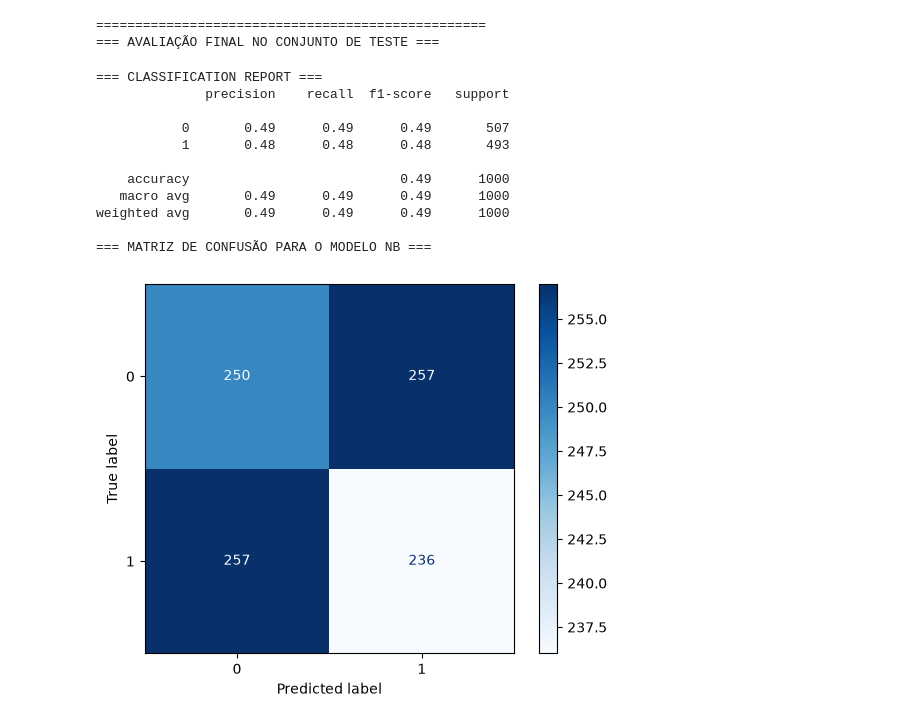
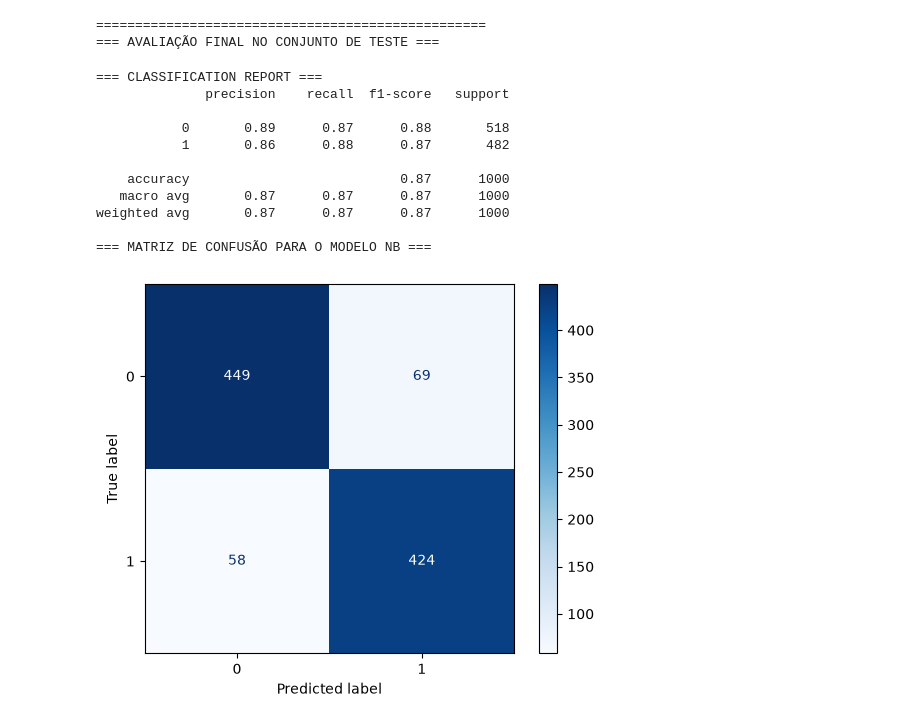
Before and after one commit to luiseduaardo/ml-ds, a Jupyter notebook: supervised-learning/bayesian-classifiers/bayes.ipynb, the cells around one changed output. Saved outputs shown, nothing was run; the diff lists cells and outputs as text; code cells hidden in the pictures.

```diff
--- a/supervised-learning/bayesian-classifiers/bayes.ipynb
+++ b/supervised-learning/bayesian-classifiers/bayes.ipynb
@@ -138,24 +138,24 @@ logistic_test = logistic.predict(X_test)
 === AVALIAÇÃO FINAL NO CONJUNTO DE TESTE ===
 # %%
 print("=== CLASSIFICATION REPORT ===")
-print(classification_report(y_validation, bayes_test))
+print(classification_report(y_test, bayes_test))
 
-cm = confusion_matrix(y_validation, bayes_test)
+cm = confusion_matrix(y_test, bayes_test)
 print(f"=== MATRIZ DE CONFUSÃO PARA O MODELO NB ===")
 ConfusionMatrixDisplay(cm).plot(cmap=plt.cm.Blues)
 plt.show()
 # %% [output]
 === CLASSIFICATION REPORT ===
               precision    recall  f1-score   support
 
-           0       0.49      0.49      0.49       507
-           1       0.48      0.48      0.48       493
+           0       0.89      0.87      0.88       518
+           1       0.86      0.88      0.87       482
 
-    accuracy                           0.49      1000
-   macro avg       0.49      0.49      0.49      1000
-weighted avg       0.49      0.49      0.49      1000
+    accuracy                           0.87      1000
+   macro avg       0.87      0.87      0.87      1000
+weighted avg       0.87      0.87      0.87      1000
 
 === MATRIZ DE CONFUSÃO PARA O MODELO NB ===
-[figure, old version]
+[figure, new version]
 # %%
 print("=== CLASSIFICATION REPORT ===")
```
Also changed, not shown: parts of 1 cell of this notebook.
